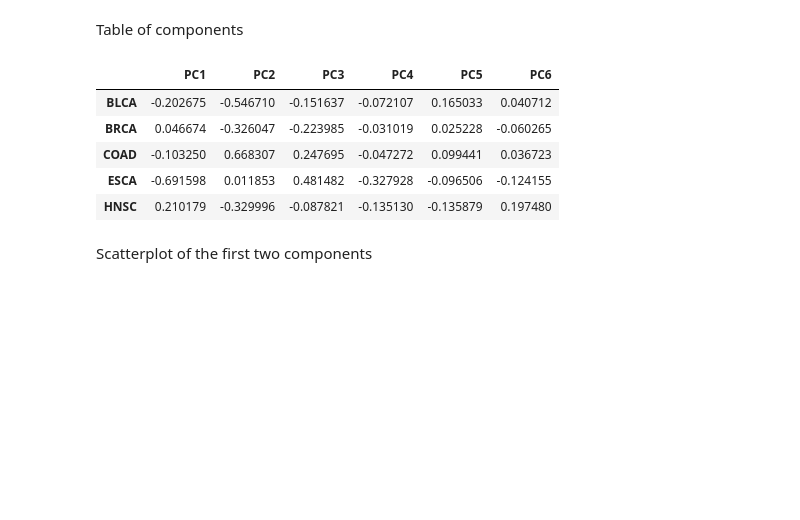
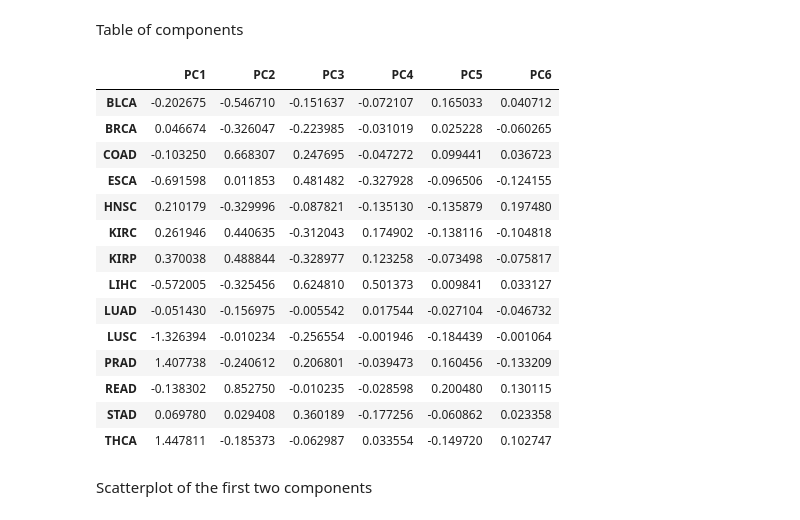
Before and after one commit to SamSaladino/FC-of-Genetic-pathways, a Jupyter notebook: Expr_pathways.ipynb, the cells around one changed output. Cells and saved outputs as stored; diff of their text form; code cells hidden in the pictures; blank space fills up the shorter version.

```diff
--- a/Expr_pathways.ipynb
+++ b/Expr_pathways.ipynb
@@ -132,18 +132,27 @@ Table of components
 # %%
 proyections_table = pd.DataFrame(P_matrix, columns=[f'PC{i}' for i in range(1, 7)])
 # Set the index as the tissues type
 proyections_table.index = tissues
 # Store the table into a csv file
 proyections_table.to_csv('./data_generated/PCAproyections.csv')
 # Visualization
-proyections_table.head()
+proyections_table.head(14)
 # %% [output]
 |  | PC1 | PC2 | PC3 | PC4 | PC5 | PC6 |
 | BLCA | -0.202675 | -0.546710 | -0.151637 | -0.072107 | 0.165033 | 0.040712 |
 | BRCA | 0.046674 | -0.326047 | -0.223985 | -0.031019 | 0.025228 | -0.060265 |
 | COAD | -0.103250 | 0.668307 | 0.247695 | -0.047272 | 0.099441 | 0.036723 |
 | ESCA | -0.691598 | 0.011853 | 0.481482 | -0.327928 | -0.096506 | -0.124155 |
 | HNSC | 0.210179 | -0.329996 | -0.087821 | -0.135130 | -0.135879 | 0.197480 |
+| KIRC | 0.261946 | 0.440635 | -0.312043 | 0.174902 | -0.138116 | -0.104818 |
+| KIRP | 0.370038 | 0.488844 | -0.328977 | 0.123258 | -0.073498 | -0.075817 |
+| LIHC | -0.572005 | -0.325456 | 0.624810 | 0.501373 | 0.009841 | 0.033127 |
+| LUAD | -0.051430 | -0.156975 | -0.005542 | 0.017544 | -0.027104 | -0.046732 |
+| LUSC | -1.326394 | -0.010234 | -0.256554 | -0.001946 | -0.184439 | -0.001064 |
+| PRAD | 1.407738 | -0.240612 | 0.206801 | -0.039473 | 0.160456 | -0.133209 |
+| READ | -0.138302 | 0.852750 | -0.010235 | -0.028598 | 0.200480 | 0.130115 |
+| STAD | 0.069780 | 0.029408 | 0.360189 | -0.177256 | -0.060862 | 0.023358 |
+| THCA | 1.447811 | -0.185373 | -0.062987 | 0.033554 | -0.149720 | 0.102747 |
 # %% [markdown]
 Scatterplot of the first two components
 # %%
```
Also changed, not shown: parts of 6 cells of this notebook, 1 other file.
